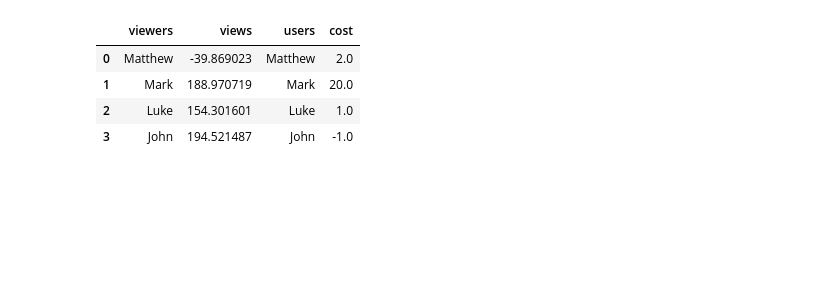
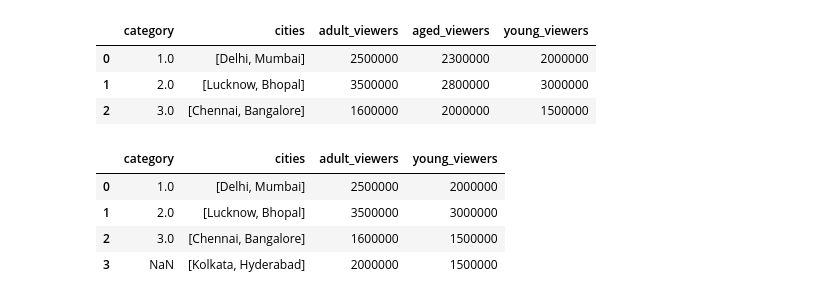
Before and after one commit to TrainingByPackt/Data-Science-for-Marketing-Analytics, a Jupyter notebook: Lesson01/Exercise 3.ipynb, the cells around one changed output. Cells and saved outputs as stored; diff of their text form; code cells hidden in the pictures; blank space fills up the shorter version.

```diff
--- a/Lesson01/Exercise 3.ipynb
+++ b/Lesson01/Exercise 3.ipynb
@@ -12,0 +20,2 @@ df2 = df2.assign(cost = [20, np.nan, 1, 2, 7])
+# %%
+df['cities'] = pd.Series([['Delhi', 'Mumbai'], ['Lucknow', 'Bhopal'], ['Chennai', 'Bangalore']])
@@ -12,0 +29,6 @@ df2 = df2.assign(cost = [20, np.nan, 1, 2, 7])
+# %%
+df = df.assign(
+    adult_viewers = pd.Series([2500000, 3500000, 1600000]),
+    aged_viewers = pd.Series([2300000, 2800000, 2000000]),
+    young_viewers = pd.Series([2000000, 3000000, 1500000]),
+)
@@ -12,0 +42,4 @@ df2 = df2.assign(cost = [20, np.nan, 1, 2, 7])
+# %%
+df = df.append({'cities': ["Kolkata", "Hyderabad"], 'adult_viewers': 2000000,
+                'aged_viewers': 2000000, 'young_viewers': 1500000}, ignore_index = True)
+df.head()
@@ -30,3 +58,0 @@ df2.head()
-# %%
-df = df1.merge(df2, left_on="viewers", right_on="users", how="left")
-df.head()
@@ -39,8 +72,15 @@ df.head()
+# %%
+df.drop([3])
+# %% [output]
+|  | category | cities | adult_viewers | aged_viewers | young_viewers |
+| 0 | 1.0 | [Delhi, Mumbai] | 2500000 | 2300000 | 2000000 |
+| 1 | 2.0 | [Lucknow, Bhopal] | 3500000 | 2800000 | 3000000 |
+| 2 | 3.0 | [Chennai, Bangalore] | 1600000 | 2000000 | 1500000 |
 # %%
-df.fillna(-1)
+df.drop('aged_viewers', axis = 1)
 # %% [output]
-|  | viewers | views | users | cost |
-| 0 | Matthew | -39.869023 | Matthew | 2.0 |
-| 1 | Mark | 188.970719 | Mark | 20.0 |
-| 2 | Luke | 154.301601 | Luke | 1.0 |
-| 3 | John | 194.521487 | John | -1.0 |
+|  | category | cities | adult_viewers | young_viewers |
+| 0 | 1.0 | [Delhi, Mumbai] | 2500000 | 2000000 |
+| 1 | 2.0 | [Lucknow, Bhopal] | 3500000 | 3000000 |
+| 2 | 3.0 | [Chennai, Bangalore] | 1600000 | 1500000 |
+| 3 | NaN | [Kolkata, Hyderabad] | 2000000 | 1500000 |
```
Also changed, not shown: parts of 13 cells of this notebook, 4 other files.
